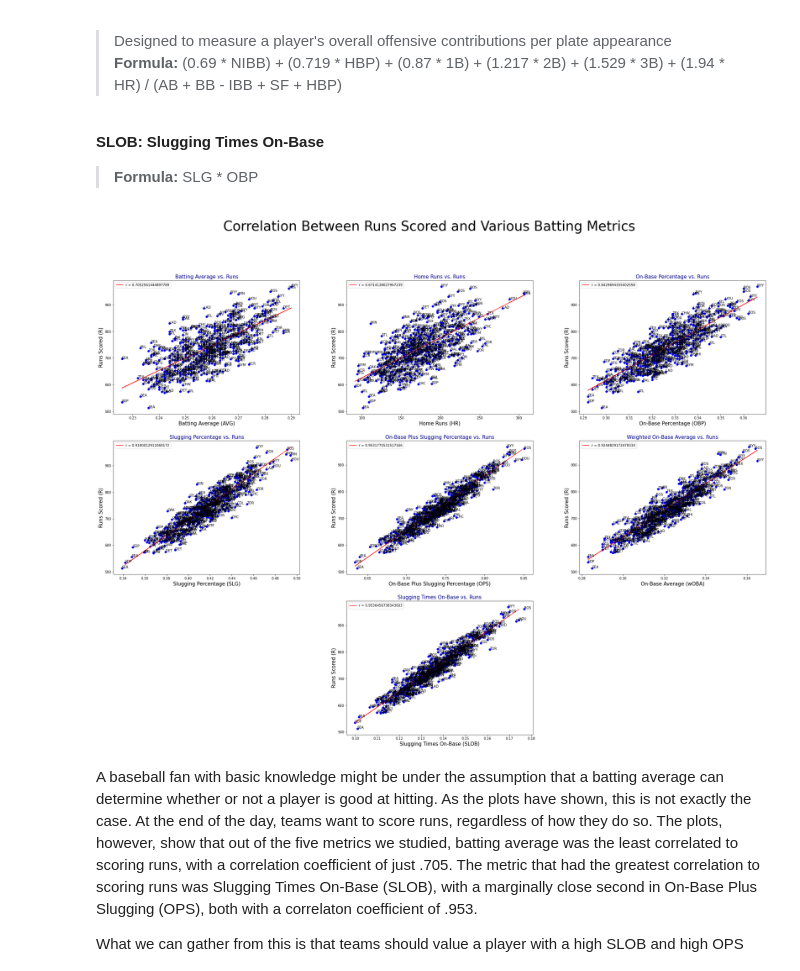
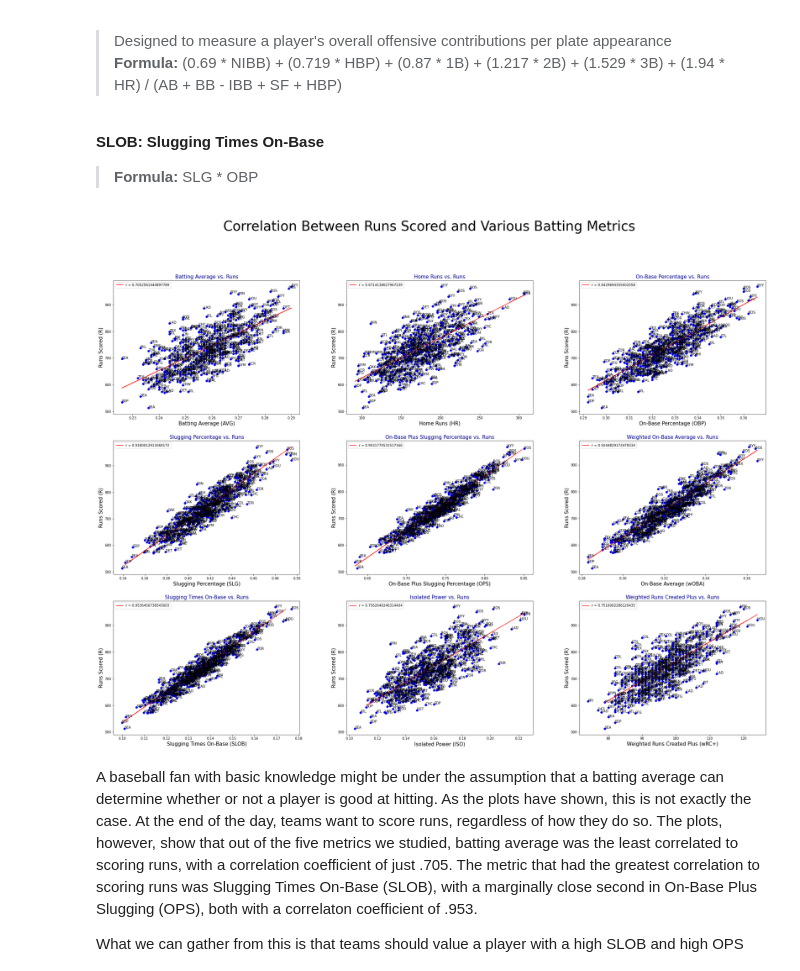
Before and after one commit to cjemm10/cjemm10, a Jupyter notebook: index.ipynb, the cells around one changed output. Cells and saved outputs as stored; diff of their text form; code cells hidden in the pictures.

```diff
--- a/index.ipynb
+++ b/index.ipynb
@@ -396,8 +396,6 @@ fig, ax = plt.subplots(3, 3)
 fig.subplots_adjust(wspace=.25)
 fig.set_figheight(25)
 fig.set_figwidth(35)
-fig.delaxes(ax[2,0])
-fig.delaxes(ax[2,2])
 fig.suptitle("Correlation Between Runs Scored and Various Batting Metrics", fontsize=40)
 
 
@@ -550,36 +548,87 @@ prediction = model.predict(x_test)
 plt.plot(x_test, prediction, label = f'r = {pearsonr(x.flatten(), y)[0]}', color='red')
 plt.scatter(team['wOBA'], team['R'], color = 'blue')
 plt.legend(loc = 'upper left')
 
 ######################################################################
-#         Plotting Correlation Strikeouts vs. Runs Scored            #
+#            Plotting Correlation SLOB vs. Runs Scored               #
 ######################################################################
 
-plt.sca(ax[2,1])
+plt.sca(ax[2,0])
 plt.gca().set_title('Slugging Times On-Base vs. Runs', fontsize=15, c = 'DarkBlue')
 plt.gca().set_xlabel('Slugging Times On-Base (SLOB)', fontsize=15)
 plt.gca().set_ylabel('Runs Scored (R)', fontsize=15)
 
 team = team.assign(SLOB = team.SLG * team.OBP)
 # Add labels for each point
 for idx, row in team.iterrows():
     plt.annotate(row['Team'], (row['SLOB'], row['R']))
 
 # Calculate regression line and plot it in the same graph
 model = LinearRegression()
 x, y = team['SLOB'].values.reshape(-1,1), team['R'].values
 x_train, x_test, y_train, y_test = train_test_split(x, y, random_state=0, train_size=0.3)
 model = model.fit(x_train, y_train)
 prediction = model.predict(x_test)
 
 # Plot regression line and scatter the data points on the same axis
 plt.plot(x_test, prediction, label = f'r = {pearsonr(x.flatten(), y)[0]}', color='red')
 plt.scatter(team['SLOB'], team['R'], color = 'blue')
 plt.legend(loc = 'upper left')
 
+######################################################################
+#            Plotting Correlation SLOB vs. Runs Scored               #
+######################################################################
+
+plt.sca(ax[2,1])
+plt.gca().set_title('Isolated Power vs. Runs', fontsize=15, c = 'DarkBlue')
+plt.gca().set_xlabel('Isolated Power (ISO)', fontsize=15)
+plt.gca().set_ylabel('Runs Scored (R)', fontsize=15)
+
+team = team.assign(SLOB = team.SLG * team.OBP)
+# Add labels for each point
+for idx, row in team.iterrows():
+    plt.annotate(row['Team'], (row['ISO'], row['R']))
+
+# Calculate regression line and plot it in the same graph
+model = LinearRegression()
+x, y = team['ISO'].values.reshape(-1,1), team['R'].values
+x_train, x_test, y_train, y_test = train_test_split(x, y, random_state=0, train_size=0.3)
+model = model.fit(x_train, y_train)
+prediction = model.predict(x_test)
+
+# Plot regression line and scatter the data points on the same axis
+plt.plot(x_test, prediction, label = f'r = {pearsonr(x.flatten(), y)[0]}', color='red')
+plt.scatter(team['ISO'], team['R'], color = 'blue')
+plt.legend(loc = 'upper left')
+
+######################################################################
+#            Plotting Correlation wRC+ vs. Runs Scored               #
+######################################################################
+
+plt.sca(ax[2,2])
+plt.gca().set_title('Weighted Runs Created Plus vs. Runs', fontsize=15, c = 'DarkBlue')
+plt.gca().set_xlabel('Weighted Runs Created Plus (wRC+)', fontsize=15)
+plt.gca().set_ylabel('Runs Scored (R)', fontsize=15)
+
+team = team.assign(SLOB = team.SLG * team.OBP)
+# Add labels for each point
+for idx, row in team.iterrows():
+    plt.annotate(row['Team'], (row['wRC+'], row['R']))
+
+# Calculate regression line and plot it in the same graph
+model = LinearRegression()
+x, y = team['wRC+'].values.reshape(-1,1), team['R'].values
+x_train, x_test, y_train, y_test = train_test_split(x, y, random_state=0, train_size=0.3)
+model = model.fit(x_train, y_train)
+prediction = model.predict(x_test)
+
+# Plot regression line and scatter the data points on the same axis
+plt.plot(x_test, prediction, label = f'r = {pearsonr(x.flatten(), y)[0]}', color='red')
+plt.scatter(team['wRC+'], team['R'], color = 'blue')
+plt.legend(loc = 'upper left')
 plt.show()
 # %% [output]
-[figure, old version]
+[figure, new version]
 # %% [markdown]
 A baseball fan with basic knowledge might be under the assumption that a batting average can determine whether or not a player is good at hitting. As the plots have shown, this is not exactly the case. At the end of the day, teams want to score runs, regardless of how they do so. The plots, however, show that out of the five metrics we studied, batting average was the least correlated to scoring runs, with a correlation coefficient of just .705. The metric that had the greatest correlation to scoring runs was Slugging Times On-Base (SLOB), with a marginally close second in On-Base Plus Slugging (OPS), both with a correlaton coefficient of .953.
 
```
Also changed, not shown: parts of 65 cells of this notebook, 2 other files.
